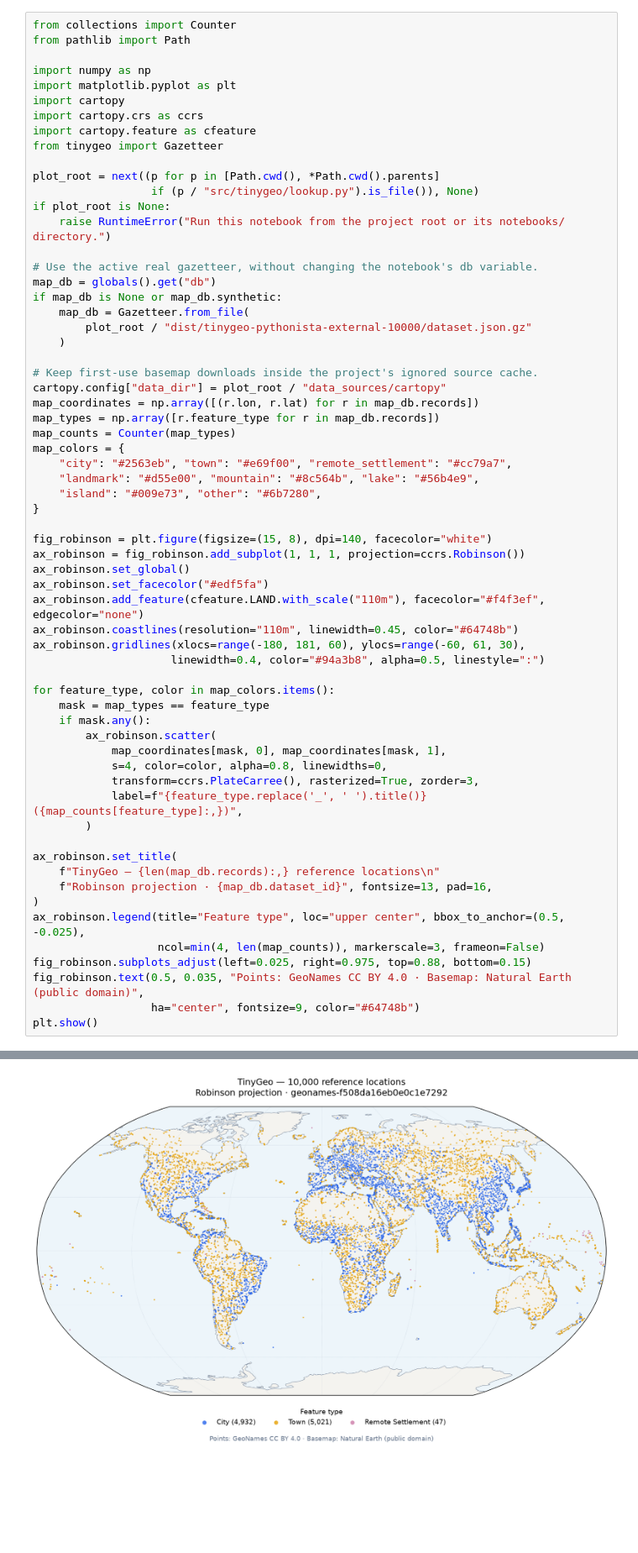
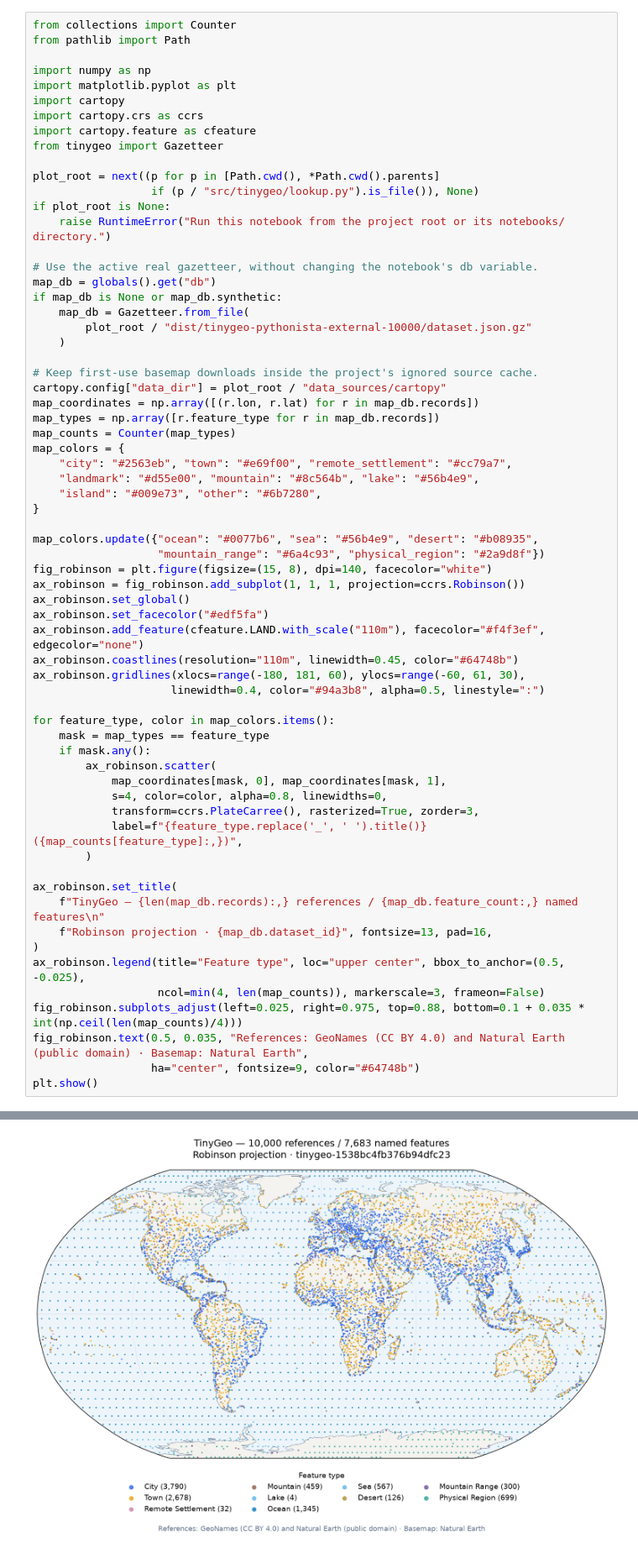
Before and after one commit to erikson1970/tinyReverseGeo, a Jupyter notebook: notebooks/playground.ipynb, the cells around one changed output, grey strips where cells are left out. Shown at 84% size. Saved outputs shown, nothing was run; the diff lists cells and outputs as text; blank space fills up the shorter version.

Commit message:
Add fuzzy-circle lookup and reproducible Natural Earth physical-feature builds

```diff
--- a/notebooks/playground.ipynb
+++ b/notebooks/playground.ipynb
@@ -241,35 +309,37 @@ map_colors = {
     "island": "#009e73", "other": "#6b7280",
 }
 
+map_colors.update({"ocean": "#0077b6", "sea": "#56b4e9", "desert": "#b08935",
+                   "mountain_range": "#6a4c93", "physical_region": "#2a9d8f"})
 fig_robinson = plt.figure(figsize=(15, 8), dpi=140, facecolor="white")
 ax_robinson = fig_robinson.add_subplot(1, 1, 1, projection=ccrs.Robinson())
 ax_robinson.set_global()
 ax_robinson.set_facecolor("#edf5fa")
 ax_robinson.add_feature(cfeature.LAND.with_scale("110m"), facecolor="#f4f3ef", edgecolor="none")
 ax_robinson.coastlines(resolution="110m", linewidth=0.45, color="#64748b")
 ax_robinson.gridlines(xlocs=range(-180, 181, 60), ylocs=range(-60, 61, 30),
                      linewidth=0.4, color="#94a3b8", alpha=0.5, linestyle=":")
 
 for feature_type, color in map_colors.items():
     mask = map_types == feature_type
     if mask.any():
         ax_robinson.scatter(
             map_coordinates[mask, 0], map_coordinates[mask, 1],
             s=4, color=color, alpha=0.8, linewidths=0,
             transform=ccrs.PlateCarree(), rasterized=True, zorder=3,
             label=f"{feature_type.replace('_', ' ').title()} ({map_counts[feature_type]:,})",
         )
 
 ax_robinson.set_title(
-    f"TinyGeo — {len(map_db.records):,} reference locations\n"
+    f"TinyGeo — {len(map_db.records):,} references / {map_db.feature_count:,} named features\n"
     f"Robinson projection · {map_db.dataset_id}", fontsize=13, pad=16,
 )
 ax_robinson.legend(title="Feature type", loc="upper center", bbox_to_anchor=(0.5, -0.025),
                    ncol=min(4, len(map_counts)), markerscale=3, frameon=False)
-fig_robinson.subplots_adjust(left=0.025, right=0.975, top=0.88, bottom=0.15)
-fig_robinson.text(0.5, 0.035, "Points: GeoNames CC BY 4.0 · Basemap: Natural Earth (public domain)",
+fig_robinson.subplots_adjust(left=0.025, right=0.975, top=0.88, bottom=0.1 + 0.035 * int(np.ceil(len(map_counts)/4)))
+fig_robinson.text(0.5, 0.035, "References: GeoNames (CC BY 4.0) and Natural Earth (public domain) · Basemap: Natural Earth",
                   ha="center", fontsize=9, color="#64748b")
 plt.show()
 # %% [output]
 Matplotlib is building the font cache; this may take a moment.
-[figure, old version]
+[figure, new version]
```
Also changed, not shown: parts of 2 cells of this notebook, 20 other files.
